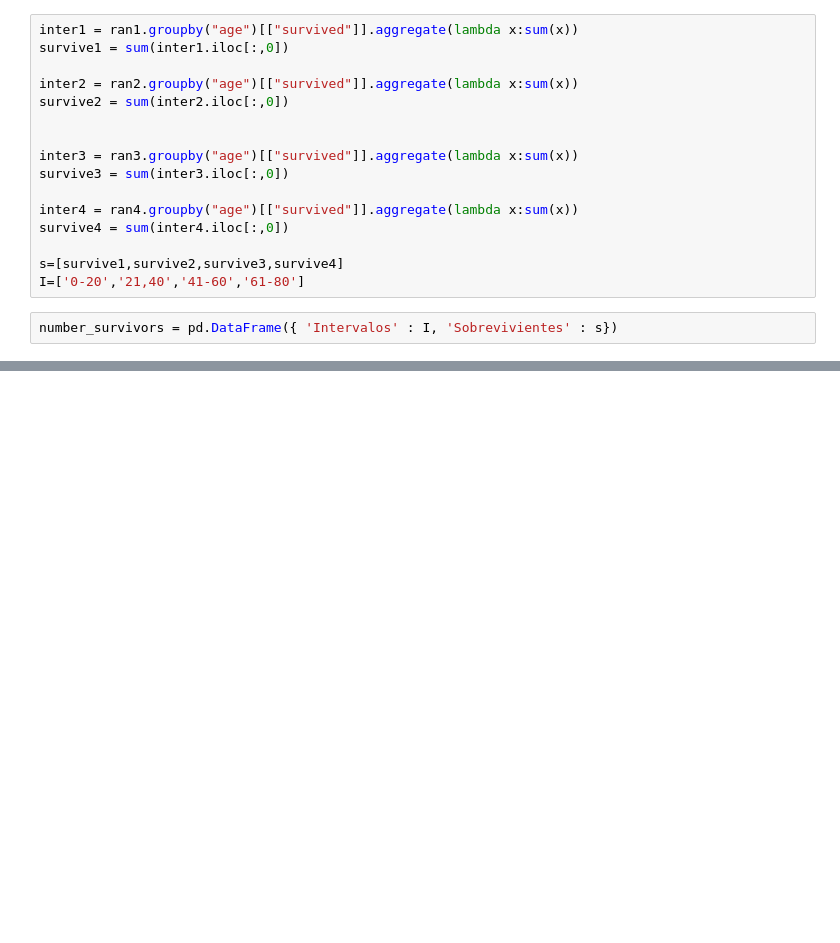
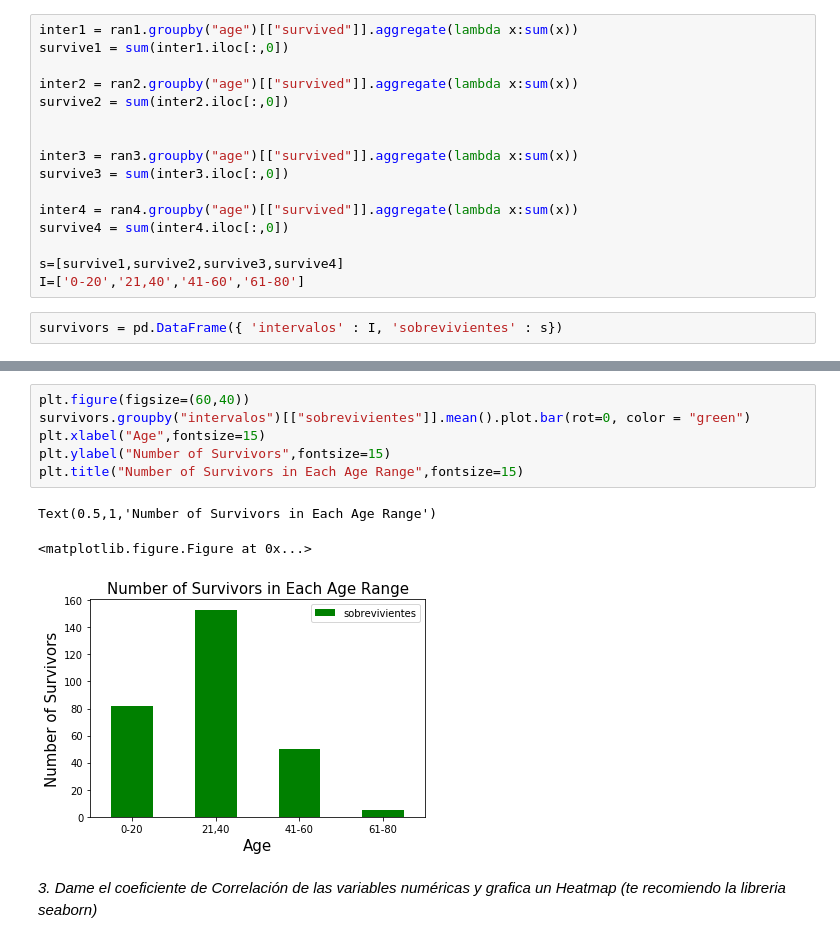
Before and after one commit to EugenioLey/DS-Serchenio, a Jupyter notebook: TitanicS.ipynb, the cells around one changed output, grey strips where cells are left out. Cells and saved outputs as stored; diff of their text form; blank space fills up the shorter version.

```diff
--- a/TitanicS.ipynb
+++ b/TitanicS.ipynb
@@ -192,4 +172,4 @@ survive4 = sum(inter4.iloc[:,0])
 s=[survive1,survive2,survive3,survive4]
 I=['0-20','21,40','41-60','61-80']
 # %%
-number_survivors = pd.DataFrame({ 'Intervalos' : I, 'Sobrevivientes' : s})
+survivors = pd.DataFrame({ 'intervalos' : I, 'sobrevivientes' : s})
@@ -203,0 +184,12 @@ number_survivors
+# %%
+plt.figure(figsize=(60,40))
+survivors.groupby("intervalos")[["sobrevivientes"]].mean().plot.bar(rot=0, color = "green")
+plt.xlabel("Age",fontsize=15)
+plt.ylabel("Number of Survivors",fontsize=15)
+plt.title("Number of Survivors in Each Age Range",fontsize=15)
+# %% [output]
+Text(0.5,1,'Number of Survivors in Each Age Range')
+<matplotlib.figure.Figure at 0x...>
+[figure, added]
+# %% [markdown]
+_3. Dame el coeficiente de Correlación de las variables numéricas y grafica un Heatmap (te recomiendo la libreria seaborn)_
```
Also changed, not shown: parts of 3 cells of this notebook.
